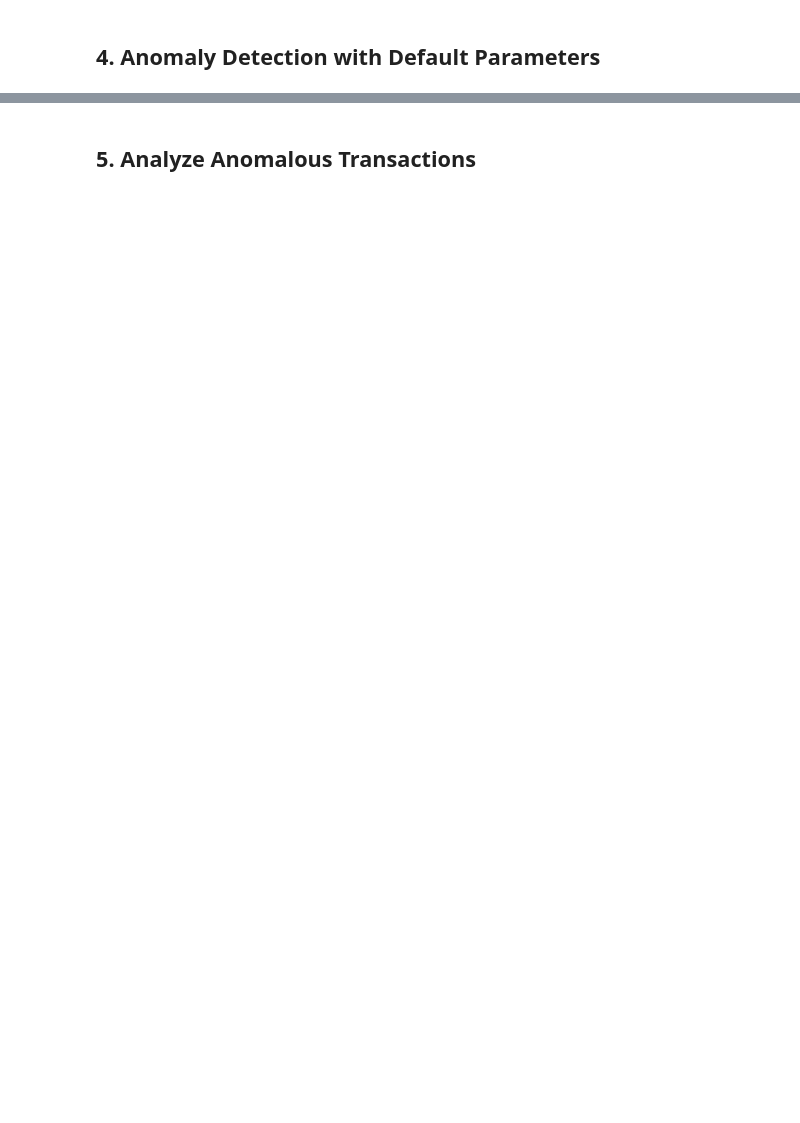
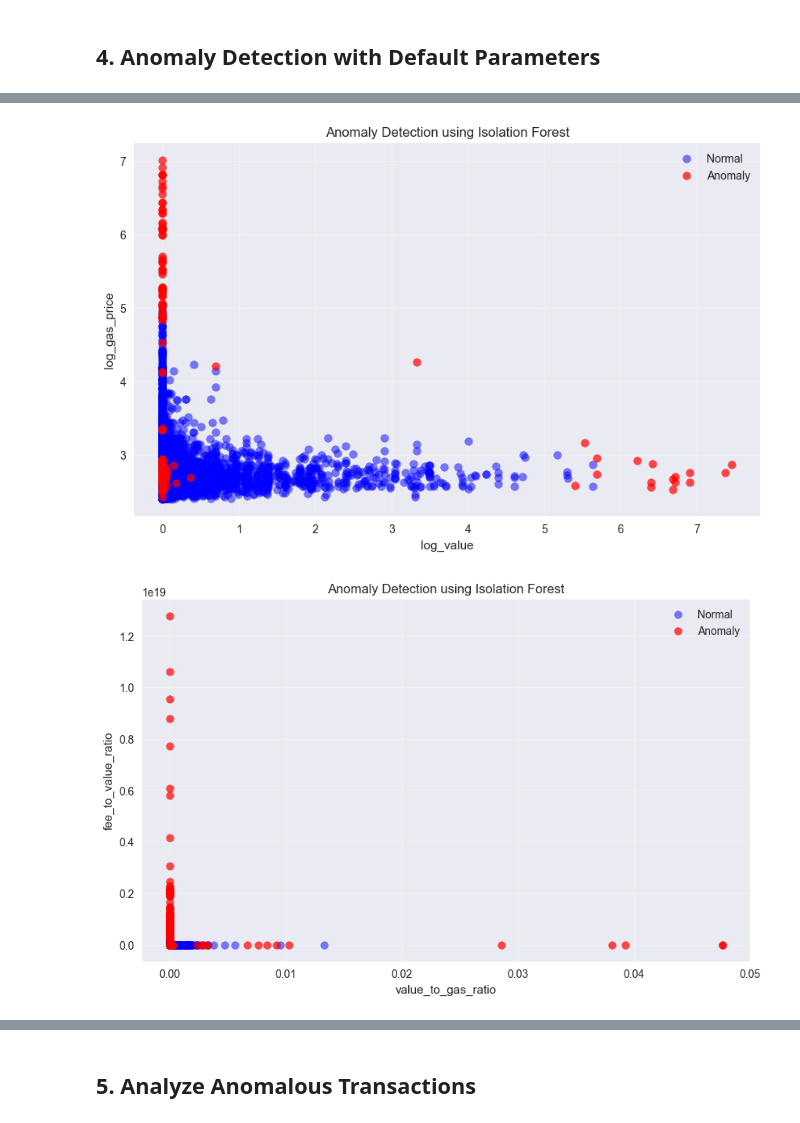
Before and after one commit to GuillaumeVerb/anomalie_eth, a Jupyter notebook: notebooks/02_modeling.ipynb, the cells around one changed output, grey strips where cells are left out. Drawn from its saved outputs; the diff is of its cells as text; code cells hidden in the pictures; blank space fills up the shorter version.

```diff
--- a/notebooks/02_modeling.ipynb
+++ b/notebooks/02_modeling.ipynb
@@ -187,8 +187,8 @@ for param, value in if_best_params.items():
     print(f"- {param}: {value}")
 
 # Train final model with best parameters
-model = IsolationForest(**if_best_params)
-predictions = model.fit_predict(X_scaled)
+if_model = IsolationForest(**if_best_params)
+predictions = if_model.fit_predict(X_scaled)
 anomalies = predictions == -1
 
 print(f"\nDetected {sum(anomalies)} anomalies ({sum(anomalies)/len(anomalies)*100:.1f}% of transactions)")
@@ -225,8 +225,8 @@ for param, value in dbscan_best_params.items():
     print(f"- {param}: {value}")
 
 # Train final model with best parameters
-model = DBSCAN(**dbscan_best_params)
-predictions = model.fit_predict(X_scaled)
+dbscan_model = DBSCAN(**dbscan_best_params)
+predictions = dbscan_model.fit_predict(X_scaled)
 anomalies = predictions == -1
 
 print(f"\nDetected {sum(anomalies)} anomalies ({sum(anomalies)/len(anomalies)*100:.1f}% of transactions)")
@@ -241,12 +241,12 @@ Detected 82 anomalies (0.5% of transactions)
 # %% [markdown]
 ### 3.3 Compare Tuned Models
 # %%
-# Get predictions from both tuned models
-if_predictions = if_best_model.predict(X_scaled)
-if_labels = np.where(if_predictions == 1, 0, 1)
+# Get predictions from both models
+if_predictions = if_model.predict(X_scaled)
+if_labels = (if_predictions == -1).astype(int)  # Convert to binary (1 for anomalies, 0 for normal)
 
-dbscan_predictions = dbscan_best_model.fit_predict(X_scaled)
-dbscan_labels = np.where(dbscan_predictions == -1, 1, 0)
+dbscan_predictions = dbscan_model.fit_predict(X_scaled)
+dbscan_labels = (dbscan_predictions == -1).astype(int)  # Convert to binary
 
 # Compare results
 results_df = pd.DataFrame({
@@ -305,24 +352,42 @@ compare_anomalies(results_if, results_dbscan)
 # %%
-# Visualize anomalies
-def plot_anomalies(df, feature_x, feature_y, model_name):
+def plot_anomalies(df, x_col, y_col, model_name):
+    """
+    Plot scatter plot highlighting anomalies for a given model
+    """
     plt.figure(figsize=(10, 6))
 
-    # Plot normal and anomalous points
-    normal = df[df['anomaly_label'] == 0]
-    anomalies = df[df['anomaly_label'] == 1]
+    # Determine which anomaly column to use
+    if model_name == 'Isolation Forest':
+        anomaly_col = 'if_anomaly'
+    else:  # DBSCAN
+        anomaly_col = 'dbscan_anomaly'
 
-    plt.scatter(normal[feature_x], normal[feature_y],
-                c='blue', label='Normal', alpha=0.5, s=50)
-    plt.scatter(anomalies[feature_x], anomalies[feature_y],
-                c='red', label='Anomaly', alpha=0.7, s=100)
+    # Plot normal points
+    normal = df[df[anomaly_col] == 0]
+    plt.scatter(normal[x_col], normal[y_col], c='blue', label='Normal', alpha=0.5)
 
-    plt.xlabel(feature_x)
-    plt.ylabel(feature_y)
-    plt.title(f'Anomalies detected by {model_name}')
+    # Plot anomalies
+    anomalies = df[df[anomaly_col] == 1]
+    plt.scatter(anomalies[x_col], anomalies[y_col], c='red', label='Anomaly', alpha=0.7)
+
+    plt.xlabel(x_col)
+    plt.ylabel(y_col)
+    plt.title(f'Anomaly Detection using {model_name}')
     plt.legend()
-    plt.tight_layout()
+    plt.grid(True, alpha=0.3)
+    plt.show()
+
+# Create DataFrames with results for each model
+results_if = df_processed.copy()
+results_if['if_anomaly'] = if_labels
+
+results_dbscan = df_processed.copy()
+results_dbscan['dbscan_anomaly'] = dbscan_labels
 
 # Plot for both models
 for df, name in [(results_if, 'Isolation Forest'), (results_dbscan, 'DBSCAN')]:
     plot_anomalies(df, 'log_value', 'log_gas_price', name)
     plot_anomalies(df, 'value_to_gas_ratio', 'fee_to_value_ratio', name)
+# %% [output]
+[figure, added]
+[figure, added]
```
Also changed, not shown: parts of 8 cells of this notebook, 3 other files.
